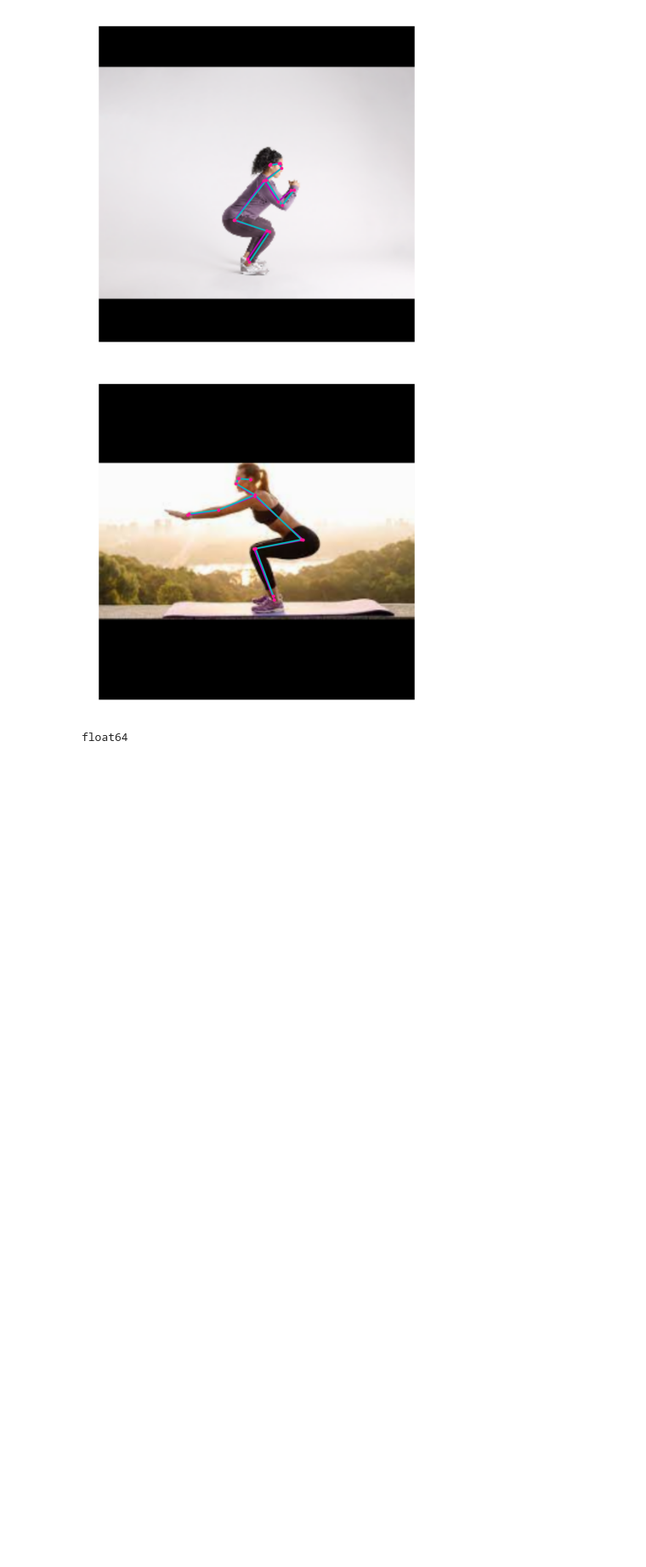
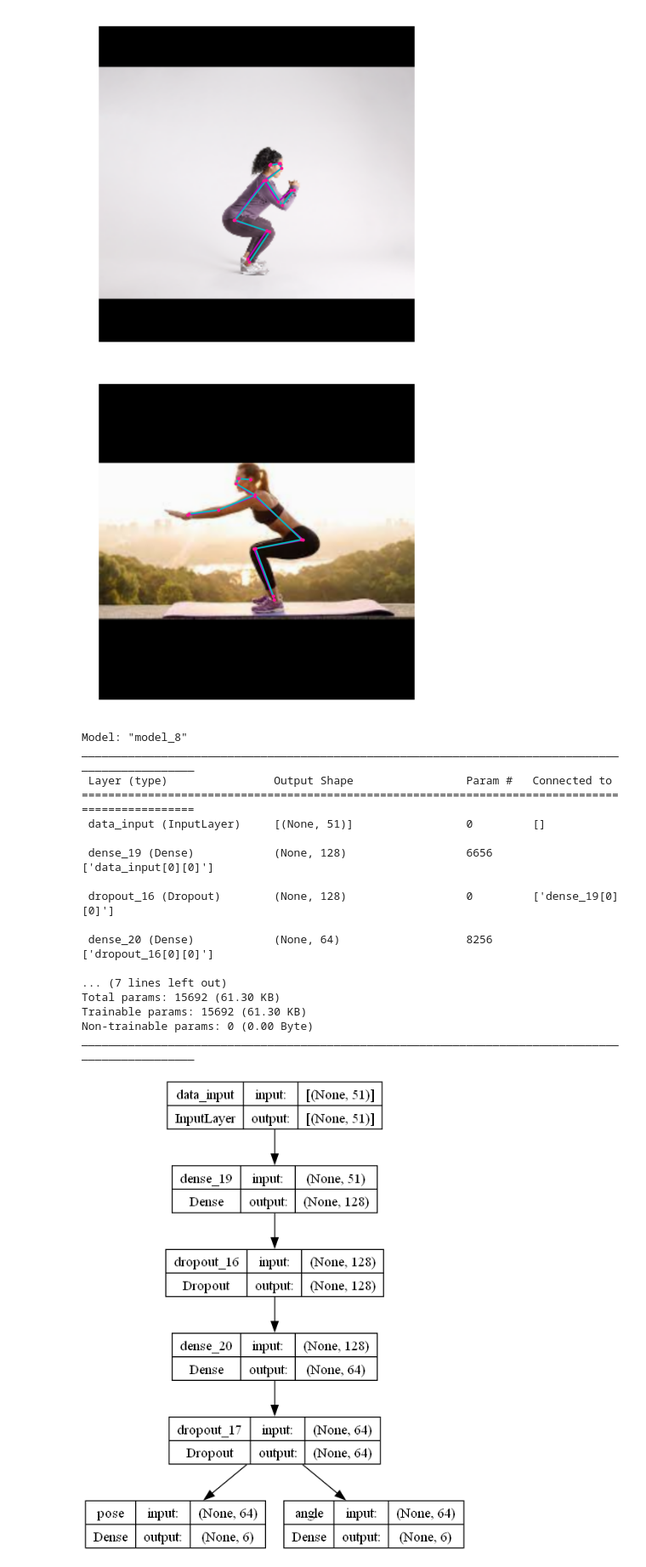
Before and after one commit to FitNest-AI/Machine-Learning, a Jupyter notebook: Model/Trainer/model_v3.ipynb, the cells around one changed output. Shown at 85% size. Saved outputs shown, nothing was run; the diff lists cells and outputs as text; code cells hidden in the pictures; blank space fills up the shorter version.

Commit message:
Added model

```diff
--- a/Model/Trainer/model_v3.ipynb
+++ b/Model/Trainer/model_v3.ipynb
@@ -353,6 +354,8 @@ class PoseData:
     def pose_landmarks(self,data):
         df = data.copy()
 # %%
+
+
 def pose_landmarks(path):
     data = pd.read_csv(path)
     df = data.copy()
@@ -370,5 +373,42 @@ def pose_landmarks(path):
     return X,y,y_angle,classes
 
 X,y,y_angle,classes = pose_landmarks("data.csv")
+X_train = tf.stack(X)
+y_pose_train = tf.stack(y)
+y_angle_train = tf.stack(y_angle)
-# %% [output]
-float64
+# %%
+def landmark_to_embedding(landmark):
+
+    embedding = tf.keras.layers.Reshape((17, 3))(landmark)
+    return embedding
+
+inputs = tf.keras.Input(shape=(51),name="data_input")
+layer = tf.keras.layers.Dense(128, activation=tf.nn.relu6)(inputs)
+layer = tf.keras.layers.Dropout(0.5)(layer)
+layer = tf.keras.layers.Dense(64, activation=tf.nn.relu6)(layer)
+layer = tf.keras.layers.Dropout(0.5)(layer)
+outputs_1 = tf.keras.layers.Dense(len(classes), activation="softmax",name="pose")(layer)
+outputs_2 = tf.keras.layers.Dense(6, activation="linear",name="angle")(layer)
+
+model = tf.keras.Model(inputs, [outputs_1,outputs_2])
+model.summary()
+tf.keras.utils.plot_model(model, "model.png", show_shapes=True)
+# %% [output]
+Model: "model_8"
+__________________________________________________________________________________________________
+ Layer (type)                Output Shape                 Param #   Connected to
+==================================================================================================
+ data_input (InputLayer)     [(None, 51)]                 0         []
+
+ dense_19 (Dense)            (None, 128)                  6656      ['data_input[0][0]']
+
+ dropout_16 (Dropout)        (None, 128)                  0         ['dense_19[0][0]']
+
+ dense_20 (Dense)            (None, 64)                   8256      ['dropout_16[0][0]']
+
+... (7 lines left out)
+Total params: 15692 (61.30 KB)
+Trainable params: 15692 (61.30 KB)
+Non-trainable params: 0 (0.00 Byte)
+__________________________________________________________________________________________________
+[figure, added]
```
Also changed, not shown: parts of 4 cells of this notebook, 1 other file.
